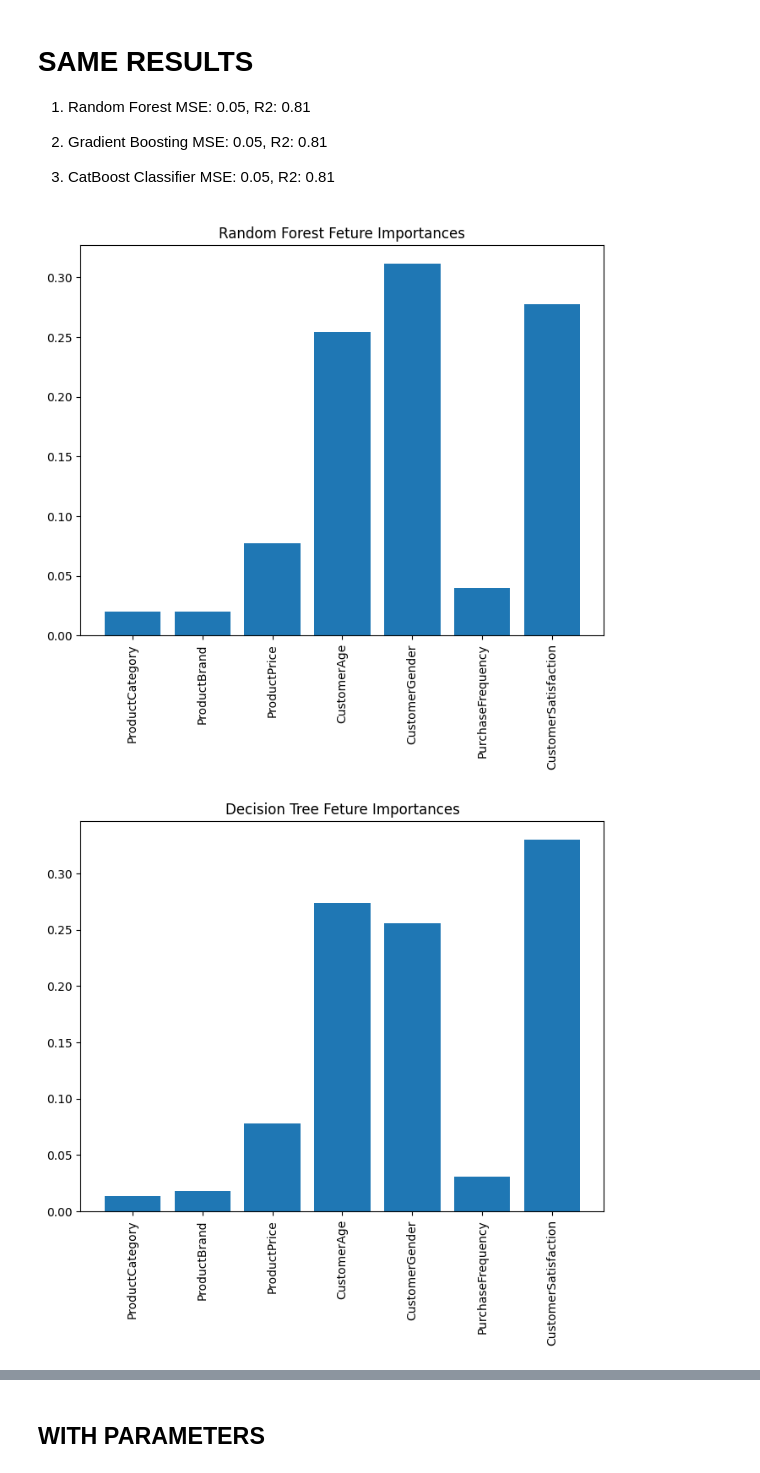
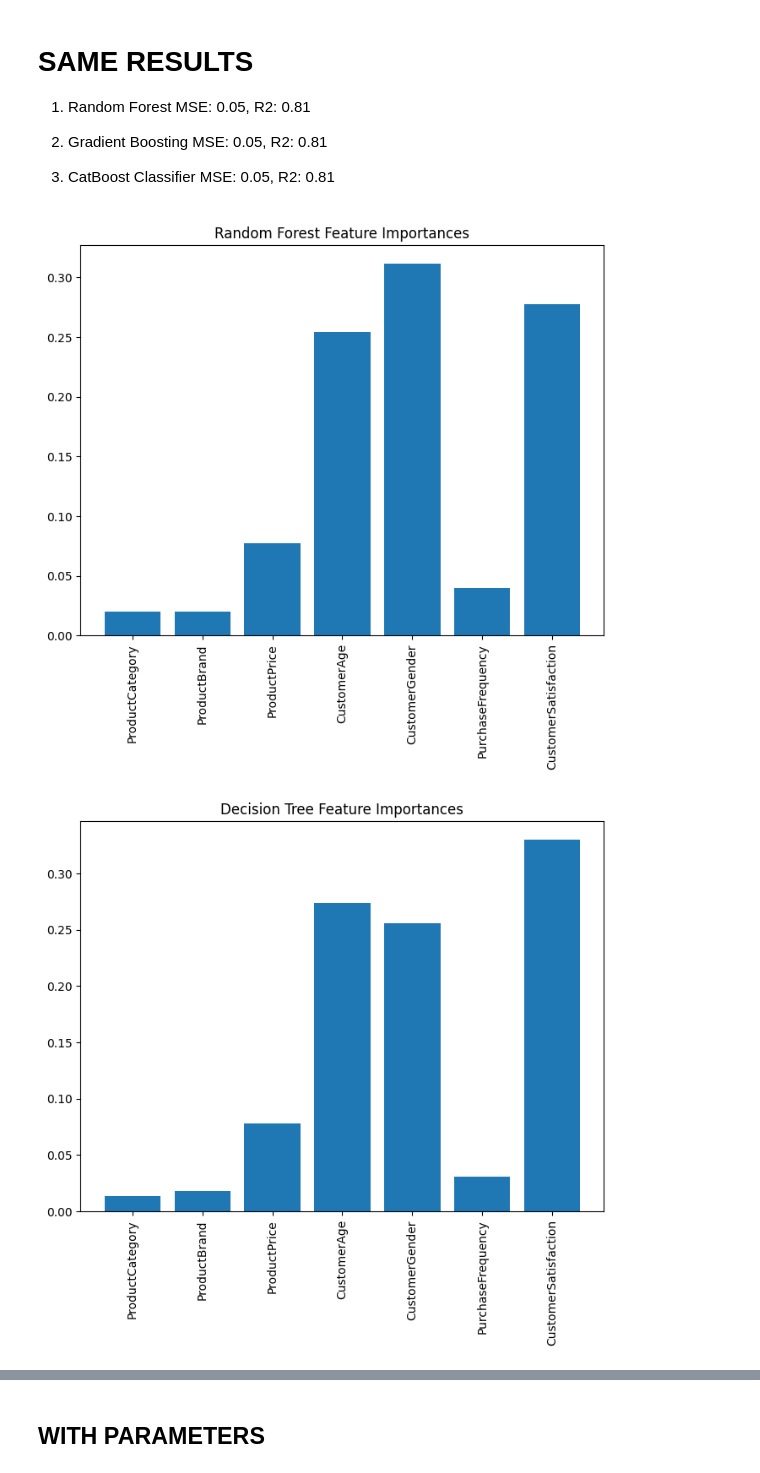
Before and after one commit to XxManoelxX/Predict-Consumer-Eletronics-Sales-Dataset, a Jupyter notebook: sales-and-machine-learning-analysis.ipynb, the cells around one changed output, grey strips where cells are left out. Saved outputs shown, nothing was run; the diff lists cells and outputs as text; code cells hidden in the pictures.

```diff
--- a/sales-and-machine-learning-analysis.ipynb
+++ b/sales-and-machine-learning-analysis.ipynb
@@ -431,14 +431,14 @@ Best Model: Random Forest with R2: 0.81
 # %%
 import matplotlib.pyplot as plt
 
 for name, model in models.items():
     if hasattr(model, 'feature_importances_'):
         feature_importances = model.feature_importances_
         plt.figure(figsize= (8,6))
         plt.bar(range(len(feature_importances)), feature_importances)
         plt.xticks(range(len(feature_importances)), X.columns, rotation=90)
-        plt.title(f'{name} Feture Importances')
+        plt.title(f'{name} Feature Importances')
         plt.show()
 # %% [output]
-[figure, old version]
+[figure, new version]
-[figure, old version]
+[figure, new version]
```
Also changed, not shown: parts of 4 cells of this notebook.
